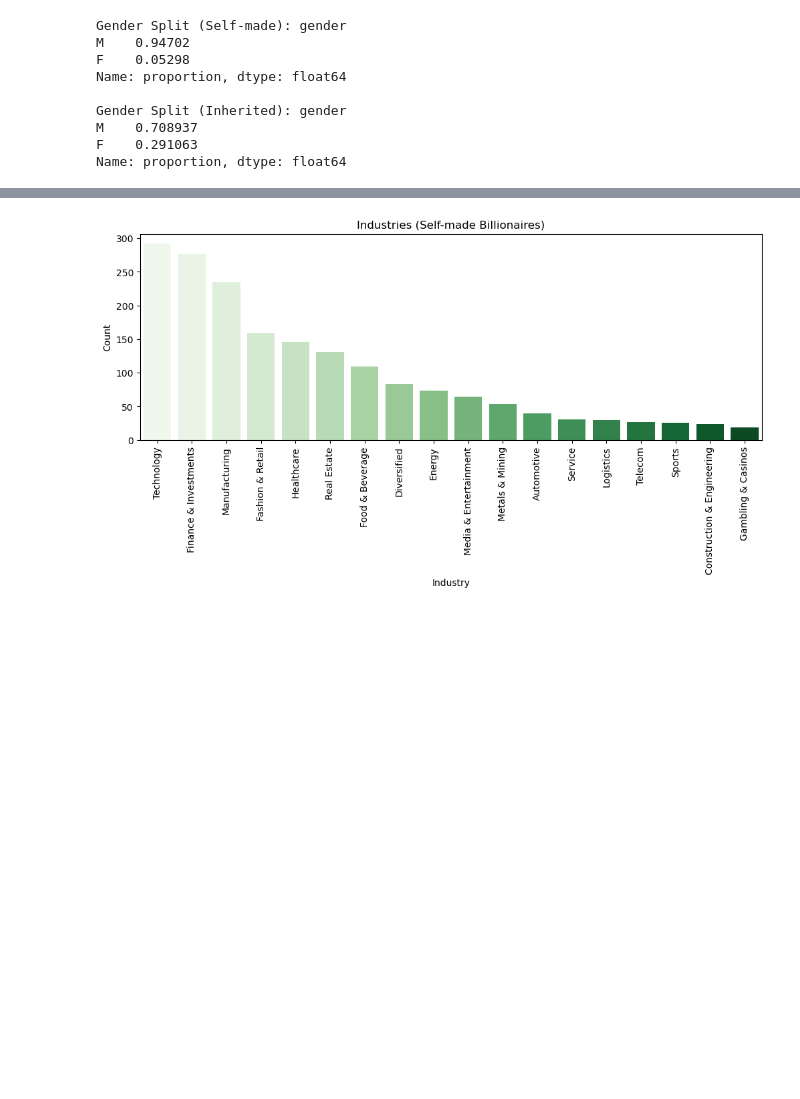
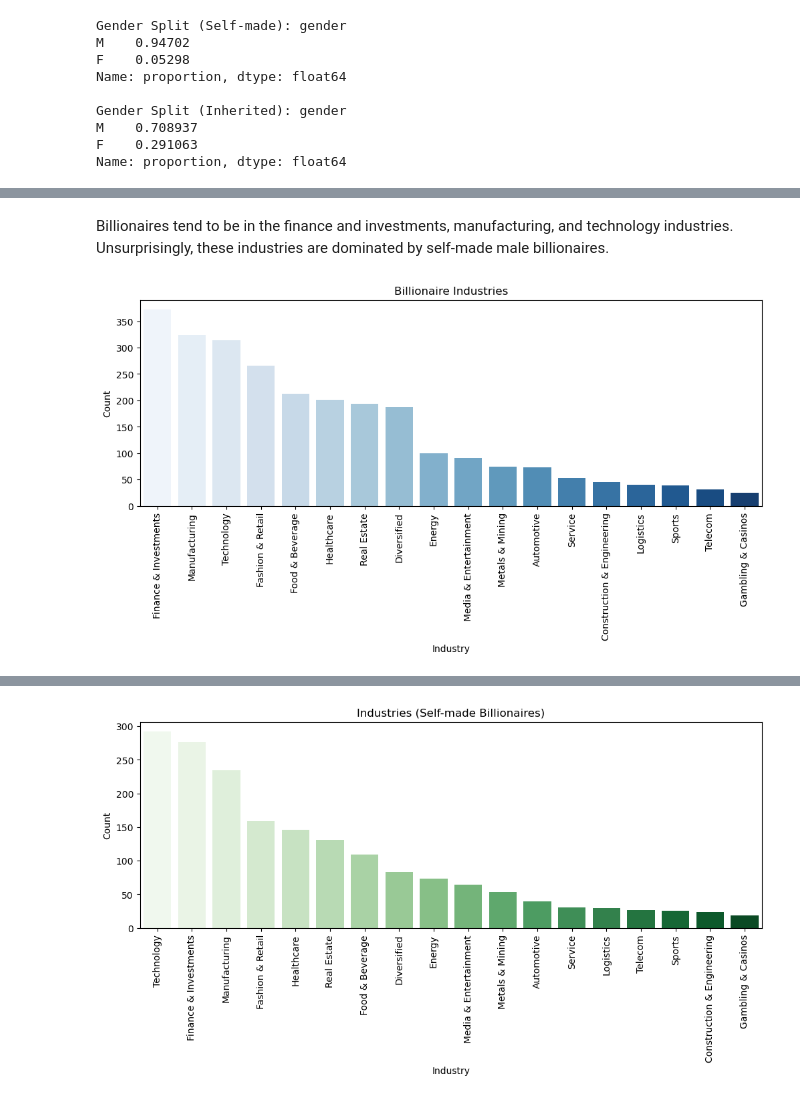
Before and after one commit to chubecca21/billionaires-23-data-viz, a Jupyter notebook: Billionaires_2023_Final.ipynb, the cells around one changed output, grey strips where cells are left out. Saved outputs shown, nothing was run; the diff lists cells and outputs as text; code cells hidden in the pictures; blank space fills up the shorter version.

```diff
--- a/Billionaires_2023_Final.ipynb
+++ b/Billionaires_2023_Final.ipynb
@@ -787,0 +888,13 @@ Name: proportion, dtype: float64
+# %% [markdown]
+Billionaires tend to be in the finance and investments, manufacturing, and technology industries. Unsurprisingly, these industries are dominated by self-made male billionaires.
+# %%
+fig, ax = plt.subplots(figsize=(12,4))
+sns.countplot(data=bill,
+              x='industries',
+              palette='Blues',
+              order=bill['industries'].value_counts().index).set(title="Billionaire Industries")
+plt.xticks(rotation=90)
+plt.xlabel('Industry')
+plt.ylabel('Count');
+# %% [output]
+[figure, added]
```
Also changed, not shown: parts of 37 cells of this notebook, 3 other files.
